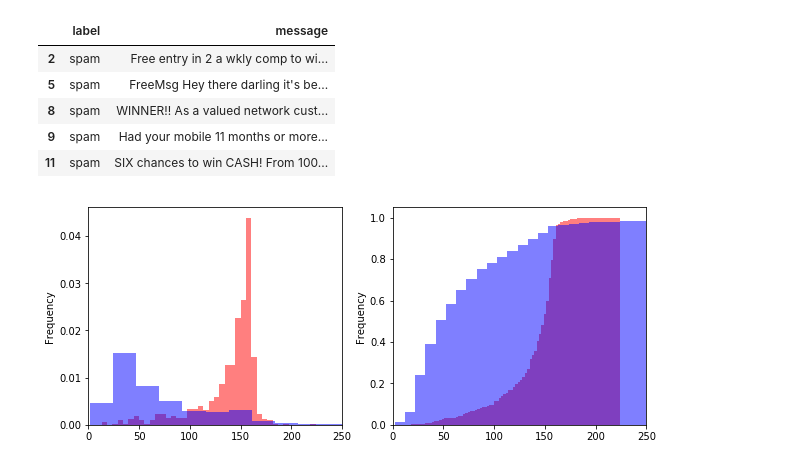
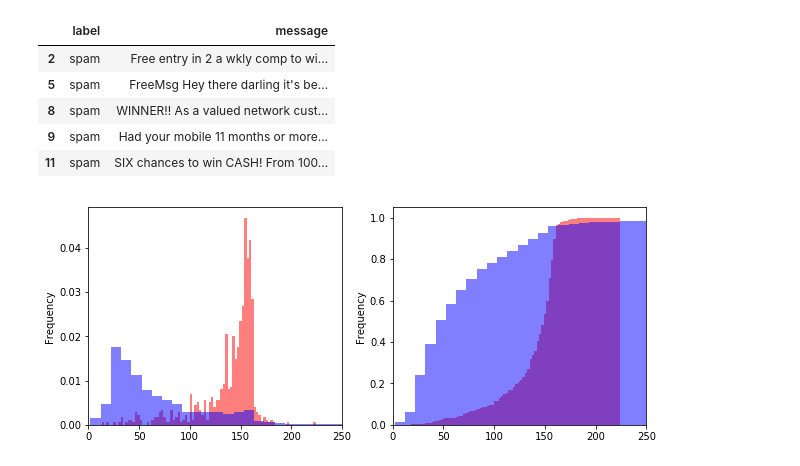
Before and after one commit to typeo23/SpamAn, a Jupyter notebook: SapmAn.ipynb, the cells around one changed output. Saved outputs shown, nothing was run; the diff lists cells and outputs as text; code cells hidden in the pictures.

```diff
--- a/SapmAn.ipynb
+++ b/SapmAn.ipynb
@@ -49,18 +49,18 @@ spam_text.head()
 # %%
 plt.figure(figsize=(10,4))
 plt.subplot(1,2,1)
 spam_length = spam_text['message'].apply(len)
 ham_length = ham_text['message'].apply(len)
-spam_length.plot(kind='hist',bins=40,alpha=0.5,color='r',normed=True)
-ham_length.plot(kind='hist',bins=40,alpha=0.5,color='b', normed=True)
+spam_length.plot(kind='hist',bins=90,alpha=0.5,color='r',normed=True)
+ham_length.plot(kind='hist',bins=90,alpha=0.5,color='b', normed=True)
 plt.xlim((0,250))
 plt.subplot(1,2,2)
 plt.xlim((0,250))
 spam_length.plot(kind='hist',bins=90,alpha=0.5,color='r',normed=True, cumulative=True)
 ham_length.plot(kind='hist',bins=90,alpha=0.5,color='b', normed=True, cumulative=True)
 plt.show()
 # %% [output]
-[figure, old version]
+[figure, new version]
 # %%
 import nltk
 from nltk.corpus import stopwords
```
Also changed, not shown: parts of 22 cells of this notebook.
